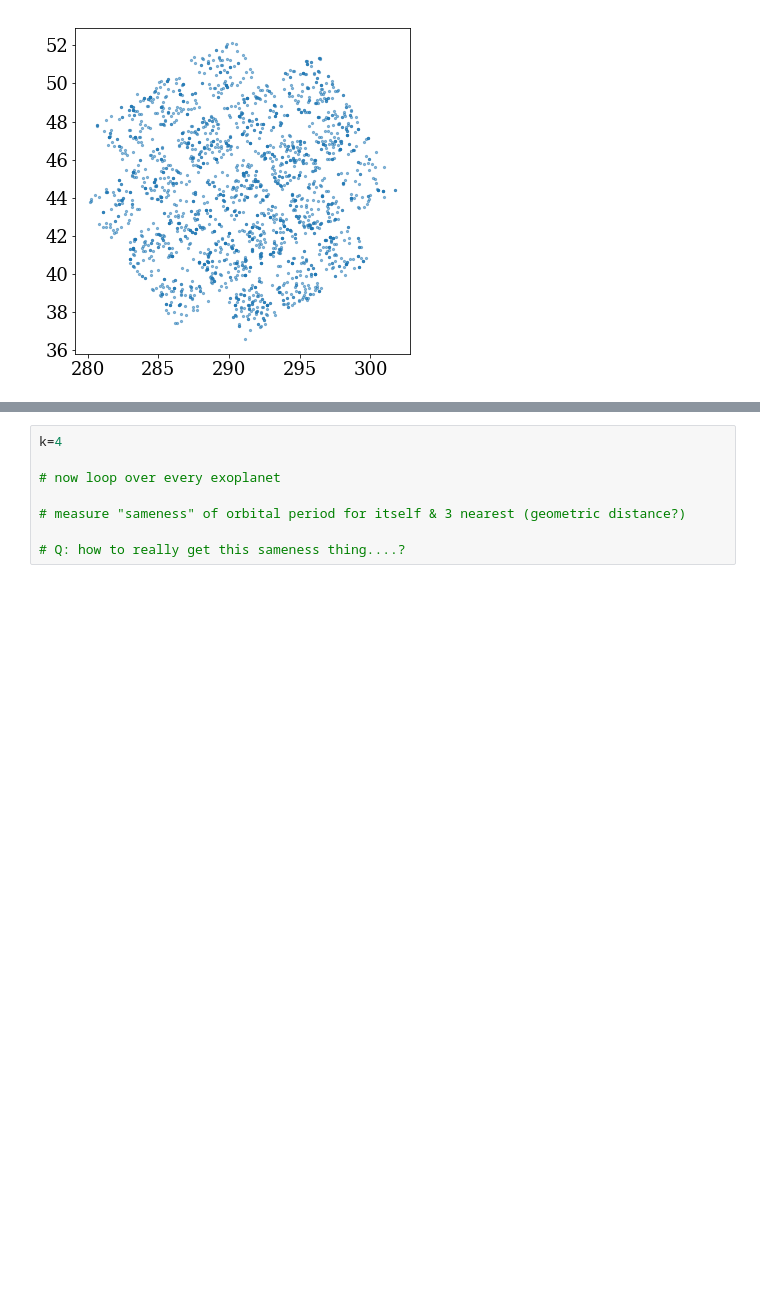
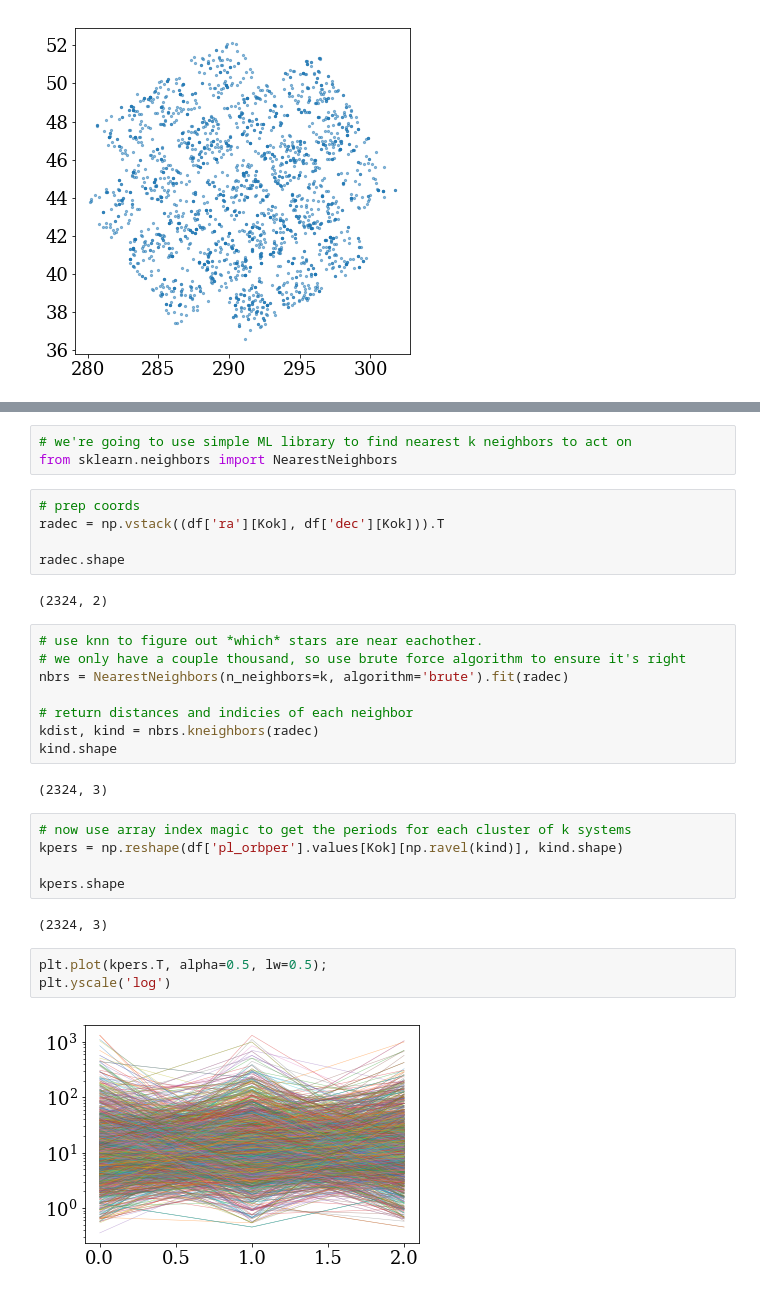
Before and after one commit to StellarCartography/survey_seti, a Jupyter notebook: code/Kepler_periods.ipynb, the cells around one changed output, grey strips where cells are left out. Drawn from its saved outputs; the diff is of its cells as text; blank space fills up the shorter version.

```diff
--- a/code/Kepler_periods.ipynb
+++ b/code/Kepler_periods.ipynb
@@ -66,8 +71,32 @@ plt.savefig('../figures/k4odds.pdf', dpi=150, bbox_inches='tight', pad_inches=0.
-# %%
-k=4
-
-# now loop over every exoplanet
-
-# measure "sameness" of orbital period for itself & 3 nearest (geometric distance?)
-
-# Q: how to really get this sameness thing....?
+# %%
+# we're going to use simple ML library to find nearest k neighbors to act on
+from sklearn.neighbors import NearestNeighbors
+# %%
+# prep coords
+radec = np.vstack((df['ra'][Kok], df['dec'][Kok])).T
+
+radec.shape
+# %% [output]
+(2324, 2)
+# %%
+# use knn to figure out *which* stars are near eachother.
+# we only have a couple thousand, so use brute force algorithm to ensure it's right
+nbrs = NearestNeighbors(n_neighbors=k, algorithm='brute').fit(radec)
+
+# return distances and indicies of each neighbor
+kdist, kind = nbrs.kneighbors(radec)
+kind.shape
+# %% [output]
+(2324, 3)
+# %%
+# now use array index magic to get the periods for each cluster of k systems
+kpers = np.reshape(df['pl_orbper'].values[Kok][np.ravel(kind)], kind.shape)
+
+kpers.shape
+# %% [output]
+(2324, 3)
+# %%
+plt.plot(kpers.T, alpha=0.5, lw=0.5);
+plt.yscale('log')
+# %% [output]
+[figure, added]
```
Also changed, not shown: parts of 12 cells of this notebook.
